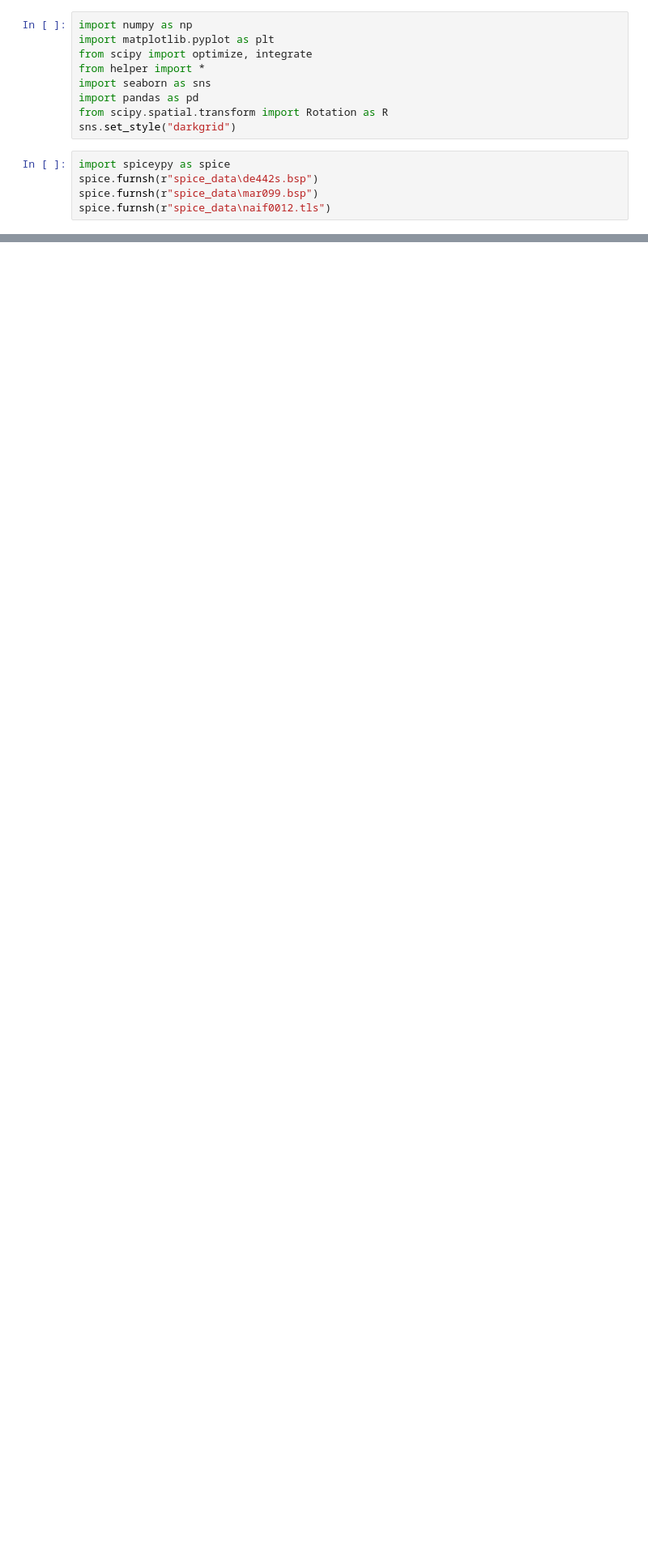
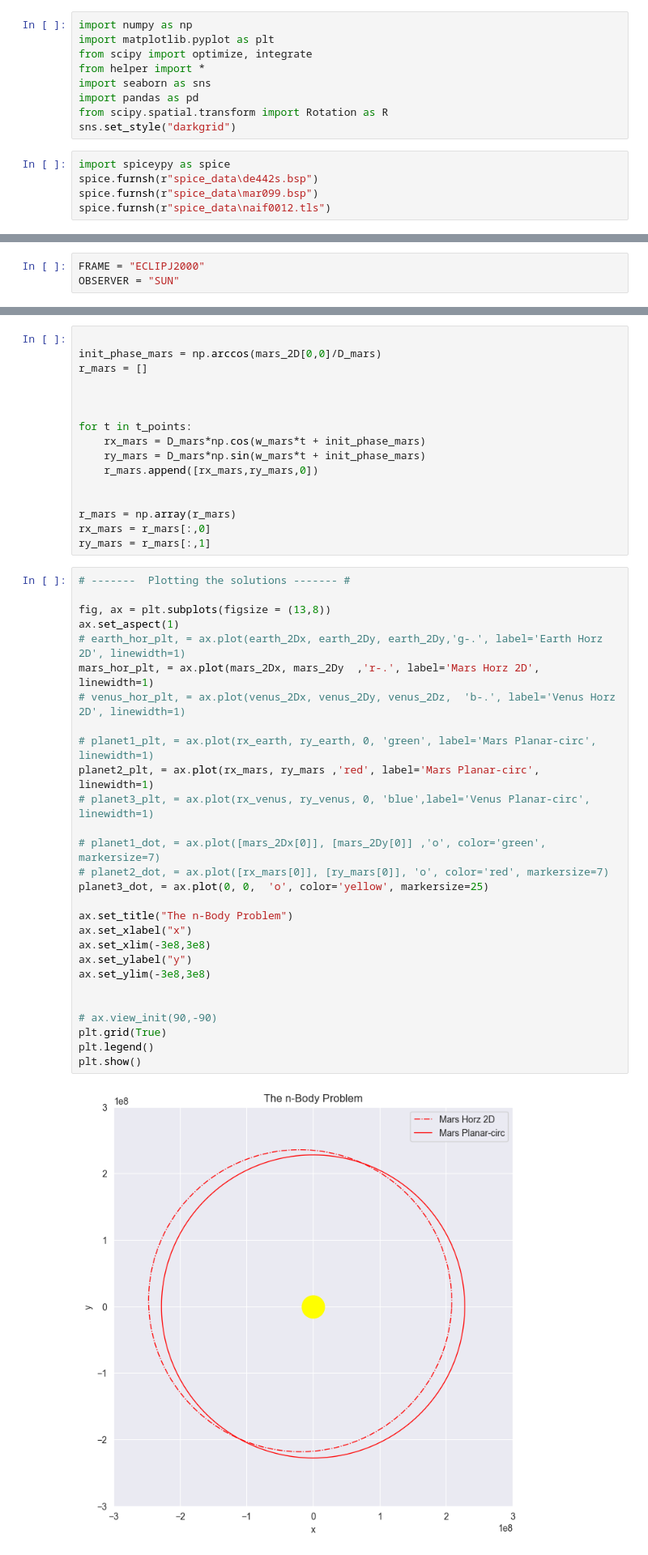
Before and after one commit to michalszer/orbital_trajectories, a Jupyter notebook: compare_2D.ipynb, the cells around one changed output, grey strips where cells are left out. Shown at 81% size. Drawn from its saved outputs; the diff is of its cells as text; blank space fills up the shorter version.

```diff
--- a/compare_2D.ipynb
+++ b/compare_2D.ipynb
@@ -47,0 +45,3 @@ t_points = np.linspace(time_s, time_e, ts)
+# %%
+FRAME = "ECLIPJ2000"
+OBSERVER = "SUN"
@@ -142,0 +195,46 @@ def find_mars_diff(dt):
+# %%
+
+init_phase_mars = np.arccos(mars_2D[0,0]/D_mars)
+r_mars = []
+
+
+
+for t in t_points:
+    rx_mars = D_mars*np.cos(w_mars*t + init_phase_mars)
+    ry_mars = D_mars*np.sin(w_mars*t + init_phase_mars)
+    r_mars.append([rx_mars,ry_mars,0])
+
+
+r_mars = np.array(r_mars)
+rx_mars = r_mars[:,0]
+ry_mars = r_mars[:,1]
+# %%
+# -------  Plotting the solutions ------- #
+
+fig, ax = plt.subplots(figsize = (13,8))
+ax.set_aspect(1)
+# earth_hor_plt, = ax.plot(earth_2Dx, earth_2Dy, earth_2Dy,'g-.', label='Earth Horz 2D', linewidth=1)
+mars_hor_plt, = ax.plot(mars_2Dx, mars_2Dy  ,'r-.', label='Mars Horz 2D', linewidth=1)
+# venus_hor_plt, = ax.plot(venus_2Dx, venus_2Dy, venus_2Dz,  'b-.', label='Venus Horz 2D', linewidth=1)
+
+# planet1_plt, = ax.plot(rx_earth, ry_earth, 0, 'green', label='Mars Planar-circ', linewidth=1)
+planet2_plt, = ax.plot(rx_mars, ry_mars ,'red', label='Mars Planar-circ', linewidth=1)
+# planet3_plt, = ax.plot(rx_venus, ry_venus, 0, 'blue',label='Venus Planar-circ', linewidth=1)
+
+# planet1_dot, = ax.plot([mars_2Dx[0]], [mars_2Dy[0]] ,'o', color='green', markersize=7)
+# planet2_dot, = ax.plot([rx_mars[0]], [ry_mars[0]], 'o', color='red', markersize=7)
+planet3_dot, = ax.plot(0, 0,  'o', color='yellow', markersize=25)
+
+ax.set_title("The n-Body Problem")
+ax.set_xlabel("x")
+ax.set_xlim(-3e8,3e8)
+ax.set_ylabel("y")
+ax.set_ylim(-3e8,3e8)
+
+
+# ax.view_init(90,-90)
+plt.grid(True)
+plt.legend()
+plt.show()
+# %% [output]
+[figure, added]
```
Also changed, not shown: parts of 21 cells of this notebook, 3 other files.
